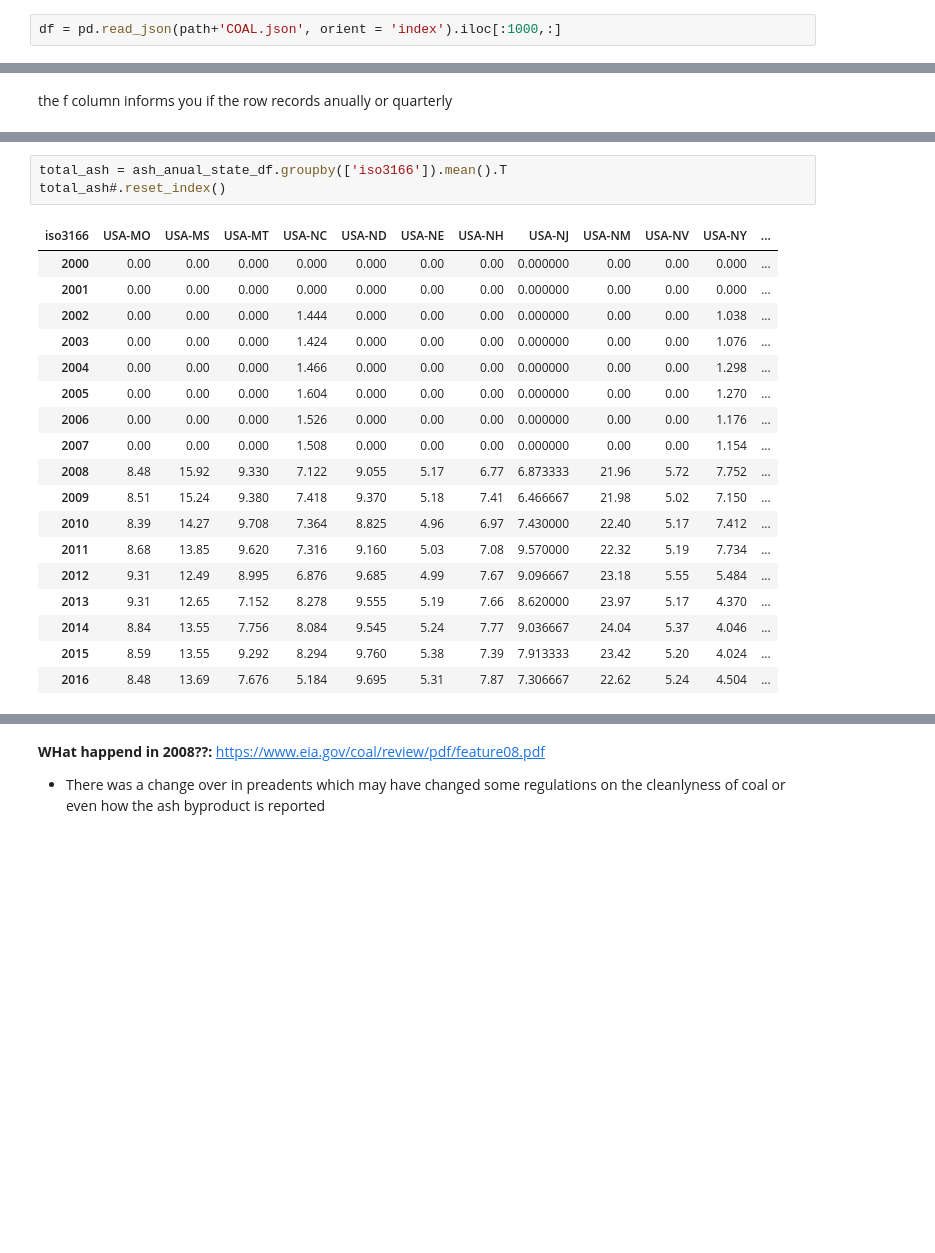
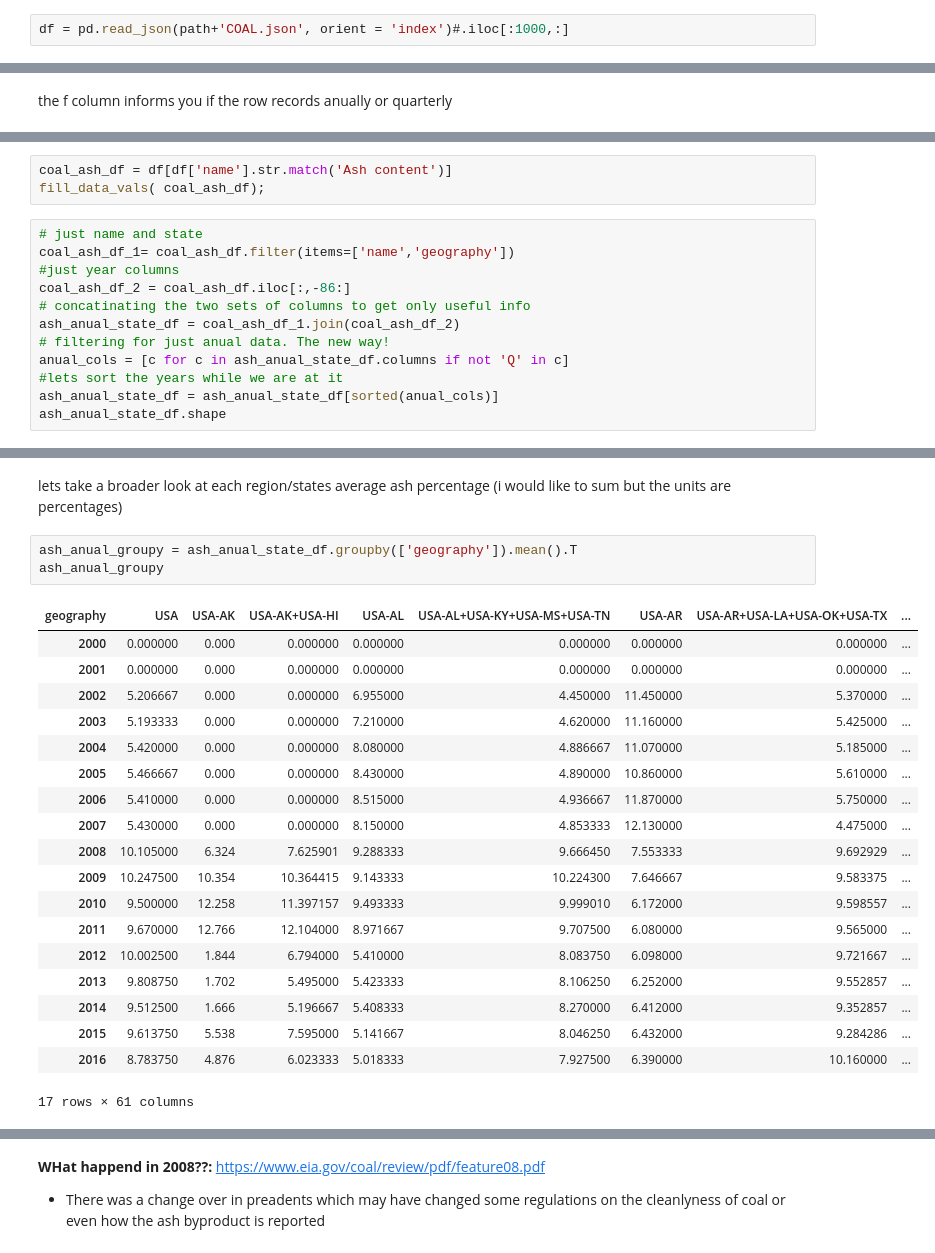
Before and after one commit to Iguanacolossus/energy-statistics, a Jupyter notebook: exploration.ipynb, the cells around one changed output, grey strips where cells are left out. Drawn from its saved outputs; the diff is of its cells as text; blank space fills up the shorter version.

```diff
--- a/exploration.ipynb
+++ b/exploration.ipynb
@@ -11,2 +10,2 @@ df dataframeis the first 1000 rows of the dataset
 # %%
-df = pd.read_json(path+'COAL.json', orient = 'index').iloc[:1000,:]
+df = pd.read_json(path+'COAL.json', orient = 'index')#.iloc[:1000,:]
@@ -141,0 +165,15 @@ ash_anual_state_df = ash_anual_state_df[sorted(anual_cols)]
+# %%
+coal_ash_df = df[df['name'].str.match('Ash content')]
+fill_data_vals( coal_ash_df);
+# %%
+# just name and state
+coal_ash_df_1= coal_ash_df.filter(items=['name','geography'])
+#just year columns
+coal_ash_df_2 = coal_ash_df.iloc[:,-86:]
+# concatinating the two sets of columns to get only useful info
+ash_anual_state_df = coal_ash_df_1.join(coal_ash_df_2)
+# filtering for just anual data. The new way!
+anual_cols = [c for c in ash_anual_state_df.columns if not 'Q' in c]
+#lets sort the years while we are at it
+ash_anual_state_df = ash_anual_state_df[sorted(anual_cols)]
+ash_anual_state_df.shape
@@ -195,23 +289,26 @@ Text(0.5, 0, 'percentage')
+# %% [markdown]
+lets take a broader look at each region/states average ash percentage (i would like to sum but the units are percentages)
 # %%
-total_ash = ash_anual_state_df.groupby(['iso3166']).mean().T
-total_ash#.reset_index()
+ash_anual_groupy = ash_anual_state_df.groupby(['geography']).mean().T
+ash_anual_groupy
 # %% [output]
-| iso3166 | USA-MO | USA-MS | USA-MT | USA-NC | USA-ND | USA-NE | USA-NH | USA-NJ | USA-NM | USA-NV | USA-NY | ... |
-| 2000 | 0.00 | 0.00 | 0.000 | 0.000 | 0.000 | 0.00 | 0.00 | 0.000000 | 0.00 | 0.00 | 0.000 | ... |
-| 2001 | 0.00 | 0.00 | 0.000 | 0.000 | 0.000 | 0.00 | 0.00 | 0.000000 | 0.00 | 0.00 | 0.000 | ... |
-| 2002 | 0.00 | 0.00 | 0.000 | 1.444 | 0.000 | 0.00 | 0.00 | 0.000000 | 0.00 | 0.00 | 1.038 | ... |
-| 2003 | 0.00 | 0.00 | 0.000 | 1.424 | 0.000 | 0.00 | 0.00 | 0.000000 | 0.00 | 0.00 | 1.076 | ... |
-| 2004 | 0.00 | 0.00 | 0.000 | 1.466 | 0.000 | 0.00 | 0.00 | 0.000000 | 0.00 | 0.00 | 1.298 | ... |
-| 2005 | 0.00 | 0.00 | 0.000 | 1.604 | 0.000 | 0.00 | 0.00 | 0.000000 | 0.00 | 0.00 | 1.270 | ... |
-| 2006 | 0.00 | 0.00 | 0.000 | 1.526 | 0.000 | 0.00 | 0.00 | 0.000000 | 0.00 | 0.00 | 1.176 | ... |
-| 2007 | 0.00 | 0.00 | 0.000 | 1.508 | 0.000 | 0.00 | 0.00 | 0.000000 | 0.00 | 0.00 | 1.154 | ... |
-| 2008 | 8.48 | 15.92 | 9.330 | 7.122 | 9.055 | 5.17 | 6.77 | 6.873333 | 21.96 | 5.72 | 7.752 | ... |
-| 2009 | 8.51 | 15.24 | 9.380 | 7.418 | 9.370 | 5.18 | 7.41 | 6.466667 | 21.98 | 5.02 | 7.150 | ... |
-| 2010 | 8.39 | 14.27 | 9.708 | 7.364 | 8.825 | 4.96 | 6.97 | 7.430000 | 22.40 | 5.17 | 7.412 | ... |
-| 2011 | 8.68 | 13.85 | 9.620 | 7.316 | 9.160 | 5.03 | 7.08 | 9.570000 | 22.32 | 5.19 | 7.734 | ... |
-| 2012 | 9.31 | 12.49 | 8.995 | 6.876 | 9.685 | 4.99 | 7.67 | 9.096667 | 23.18 | 5.55 | 5.484 | ... |
-| 2013 | 9.31 | 12.65 | 7.152 | 8.278 | 9.555 | 5.19 | 7.66 | 8.620000 | 23.97 | 5.17 | 4.370 | ... |
-| 2014 | 8.84 | 13.55 | 7.756 | 8.084 | 9.545 | 5.24 | 7.77 | 9.036667 | 24.04 | 5.37 | 4.046 | ... |
-| 2015 | 8.59 | 13.55 | 9.292 | 8.294 | 9.760 | 5.38 | 7.39 | 7.913333 | 23.42 | 5.20 | 4.024 | ... |
-| 2016 | 8.48 | 13.69 | 7.676 | 5.184 | 9.695 | 5.31 | 7.87 | 7.306667 | 22.62 | 5.24 | 4.504 | ... |
+| geography | USA | USA-AK | USA-AK+USA-HI | USA-AL | USA-AL+USA-KY+USA-MS+USA-TN | USA-AR | USA-AR+USA-LA+USA-OK+USA-TX | ... |
+| 2000 | 0.000000 | 0.000 | 0.000000 | 0.000000 | 0.000000 | 0.000000 | 0.000000 | ... |
+| 2001 | 0.000000 | 0.000 | 0.000000 | 0.000000 | 0.000000 | 0.000000 | 0.000000 | ... |
+| 2002 | 5.206667 | 0.000 | 0.000000 | 6.955000 | 4.450000 | 11.450000 | 5.370000 | ... |
+| 2003 | 5.193333 | 0.000 | 0.000000 | 7.210000 | 4.620000 | 11.160000 | 5.425000 | ... |
+| 2004 | 5.420000 | 0.000 | 0.000000 | 8.080000 | 4.886667 | 11.070000 | 5.185000 | ... |
+| 2005 | 5.466667 | 0.000 | 0.000000 | 8.430000 | 4.890000 | 10.860000 | 5.610000 | ... |
+| 2006 | 5.410000 | 0.000 | 0.000000 | 8.515000 | 4.936667 | 11.870000 | 5.750000 | ... |
+| 2007 | 5.430000 | 0.000 | 0.000000 | 8.150000 | 4.853333 | 12.130000 | 4.475000 | ... |
+| 2008 | 10.105000 | 6.324 | 7.625901 | 9.288333 | 9.666450 | 7.553333 | 9.692929 | ... |
+| 2009 | 10.247500 | 10.354 | 10.364415 | 9.143333 | 10.224300 | 7.646667 | 9.583375 | ... |
+| 2010 | 9.500000 | 12.258 | 11.397157 | 9.493333 | 9.999010 | 6.172000 | 9.598557 | ... |
+| 2011 | 9.670000 | 12.766 | 12.104000 | 8.971667 | 9.707500 | 6.080000 | 9.565000 | ... |
+| 2012 | 10.002500 | 1.844 | 6.794000 | 5.410000 | 8.083750 | 6.098000 | 9.721667 | ... |
+| 2013 | 9.808750 | 1.702 | 5.495000 | 5.423333 | 8.106250 | 6.252000 | 9.552857 | ... |
+| 2014 | 9.512500 | 1.666 | 5.196667 | 5.408333 | 8.270000 | 6.412000 | 9.352857 | ... |
+| 2015 | 9.613750 | 5.538 | 7.595000 | 5.141667 | 8.046250 | 6.432000 | 9.284286 | ... |
+| 2016 | 8.783750 | 4.876 | 6.023333 | 5.018333 | 7.927500 | 6.390000 | 10.160000 | ... |
+17 rows × 61 columns
 # %%
```
Also changed, not shown: parts of 71 cells of this notebook, 19 other files.
